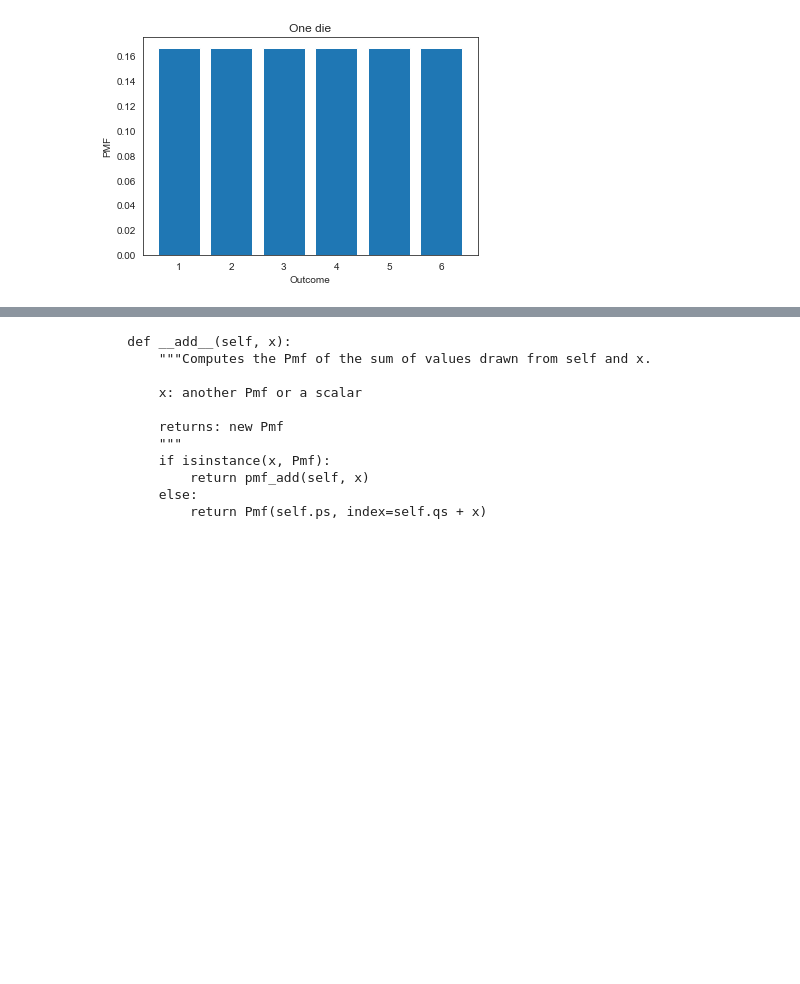
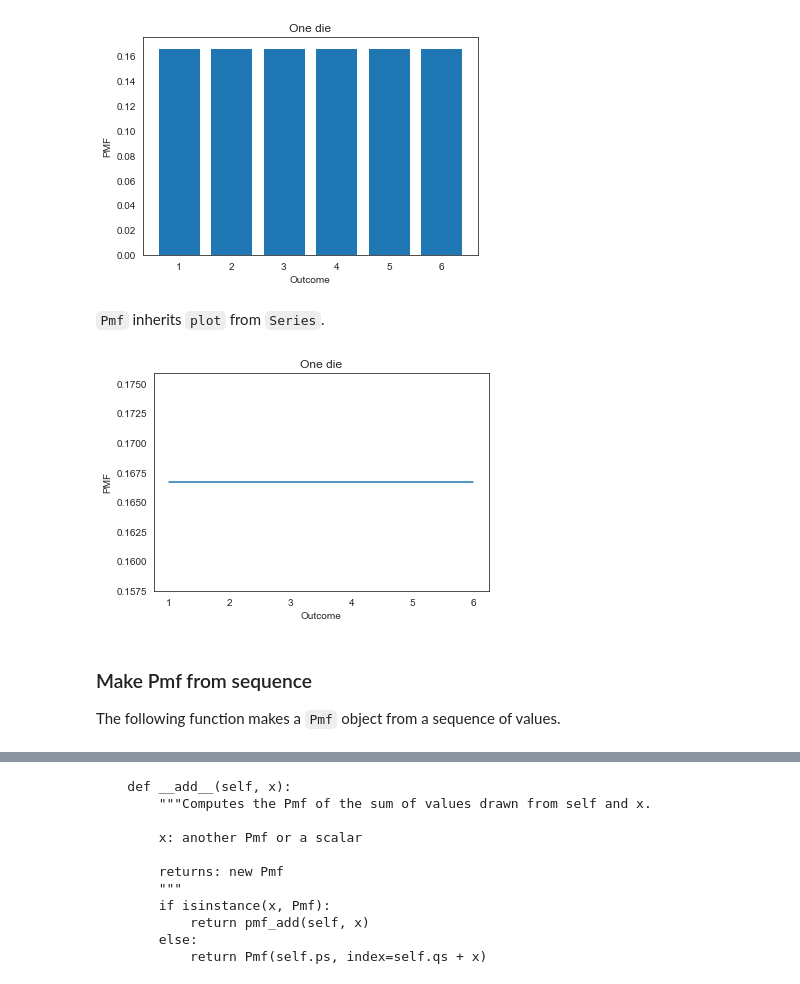
Before and after one commit to AllenDowney/empiricaldist, a Jupyter notebook: empyrical_dist/pmf.ipynb, the cells around one changed output, grey strips where cells are left out. Saved outputs shown, nothing was run; the diff lists cells and outputs as text; code cells hidden in the pictures; blank space fills up the shorter version.

```diff
--- a/empyrical_dist/pmf.ipynb
+++ b/empyrical_dist/pmf.ipynb
@@ -169,3 +246,14 @@ d6.bar()
 decorate_dice('One die')
 # %% [output]
 [figure]
+# %% [markdown]
+`Pmf` inherits `plot` from `Series`.
+# %%
+d6.plot()
+decorate_dice('One die')
+# %% [output]
+[figure, added]
+# %% [markdown]
+### Make Pmf from sequence
+
+The following function makes a `Pmf` object from a sequence of values.
```
Also changed, not shown: parts of 123 cells of this notebook, 3 other files.
